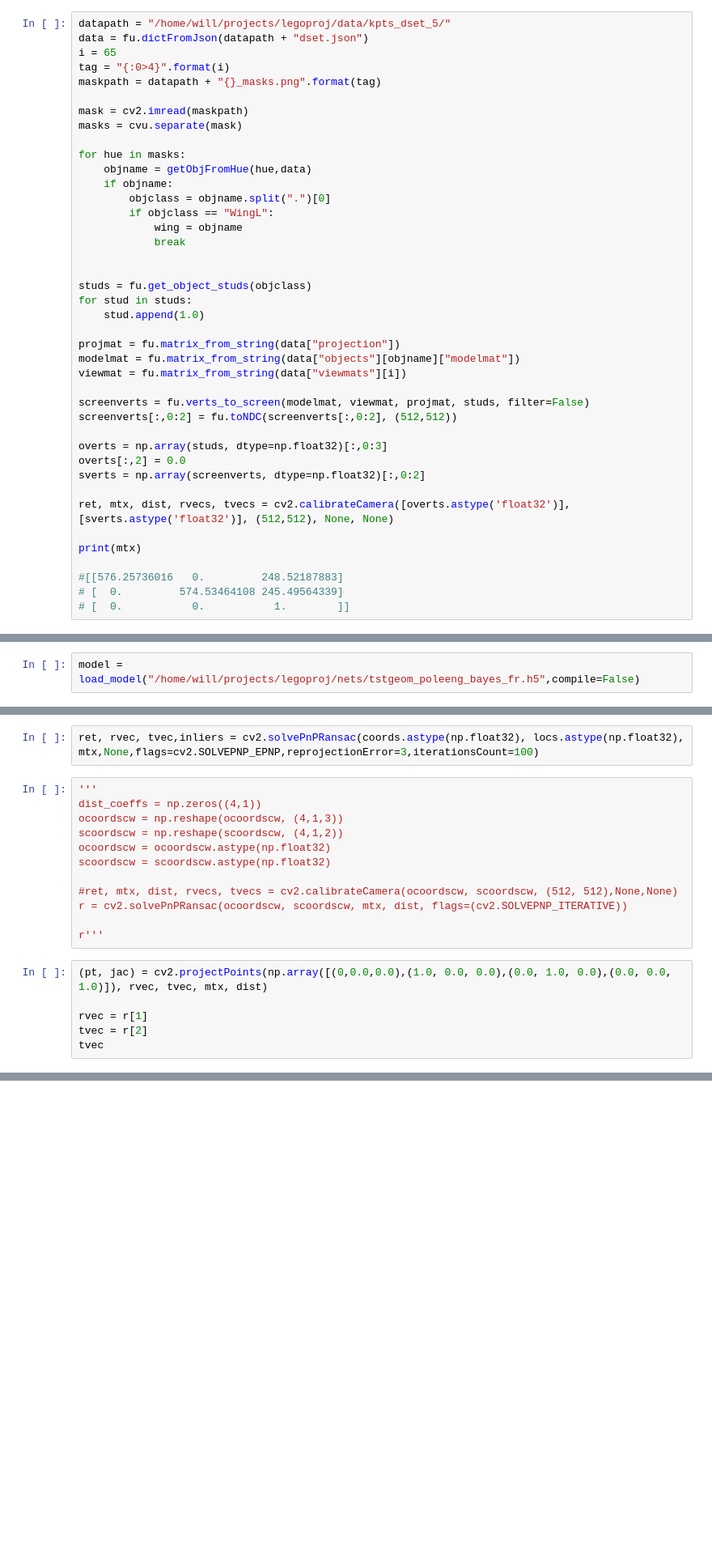
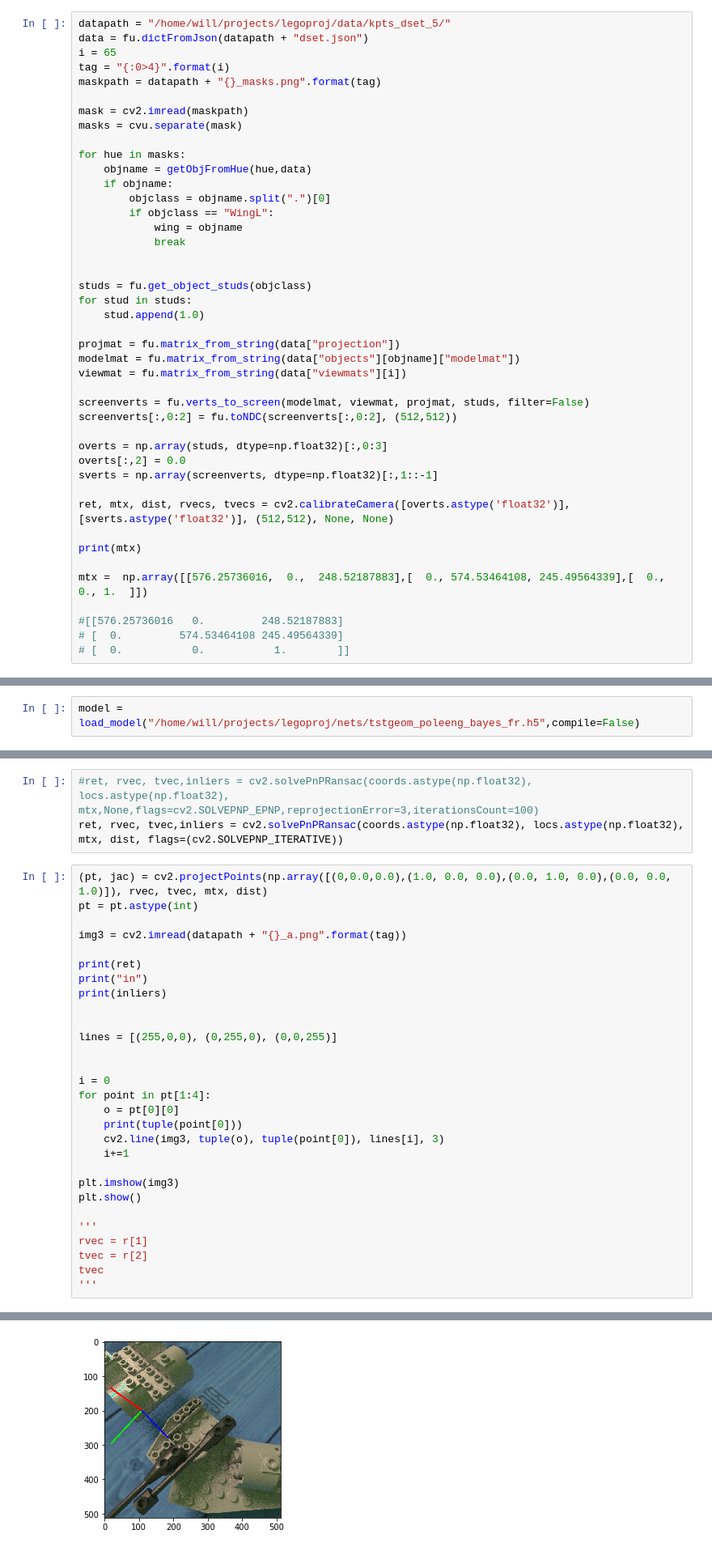
Before and after one commit to WHSnyder/Brickthrough, a Jupyter notebook: pose_est/geom_net.ipynb, the cells around one changed output, grey strips where cells are left out. Shown: that part at 81% size. Saved outputs shown, nothing was run; the diff lists cells and outputs as text; blank space fills up the shorter version.

```diff
--- a/pose_est/geom_net.ipynb
+++ b/pose_est/geom_net.ipynb
@@ -98,12 +98,14 @@ screenverts[:,0:2] = fu.toNDC(screenverts[:,0:2], (512,512))
 
 overts = np.array(studs, dtype=np.float32)[:,0:3]
 overts[:,2] = 0.0
-sverts = np.array(screenverts, dtype=np.float32)[:,0:2]
+sverts = np.array(screenverts, dtype=np.float32)[:,1::-1]
 
 ret, mtx, dist, rvecs, tvecs = cv2.calibrateCamera([overts.astype('float32')], [sverts.astype('float32')], (512,512), None, None)
 
 print(mtx)
 
+mtx =  np.array([[576.25736016,  0.,  248.52187883],[  0., 574.53464108, 245.49564339],[  0., 0., 1.  ]])
+
 #[[576.25736016   0.         248.52187883]
 # [  0.         574.53464108 245.49564339]
 # [  0.           0.           1.        ]]
@@ -207,20 +207,33 @@ float64
 # %%
-ret, rvec, tvec,inliers = cv2.solvePnPRansac(coords.astype(np.float32), locs.astype(np.float32), mtx,None,flags=cv2.SOLVEPNP_EPNP,reprojectionError=3,iterationsCount=100)
+#ret, rvec, tvec,inliers = cv2.solvePnPRansac(coords.astype(np.float32), locs.astype(np.float32), mtx,None,flags=cv2.SOLVEPNP_EPNP,reprojectionError=3,iterationsCount=100)
+ret, rvec, tvec,inliers = cv2.solvePnPRansac(coords.astype(np.float32), locs.astype(np.float32), mtx, dist, flags=(cv2.SOLVEPNP_ITERATIVE))
-# %%
-'''
-dist_coeffs = np.zeros((4,1))
-ocoordscw = np.reshape(ocoordscw, (4,1,3))
-scoordscw = np.reshape(scoordscw, (4,1,2))
-ocoordscw = ocoordscw.astype(np.float32)
-scoordscw = scoordscw.astype(np.float32)
-
-#ret, mtx, dist, rvecs, tvecs = cv2.calibrateCamera(ocoordscw, scoordscw, (512, 512),None,None)
-r = cv2.solvePnPRansac(ocoordscw, scoordscw, mtx, dist, flags=(cv2.SOLVEPNP_ITERATIVE))
-
-r'''
 # %%
 (pt, jac) = cv2.projectPoints(np.array([(0,0.0,0.0),(1.0, 0.0, 0.0),(0.0, 1.0, 0.0),(0.0, 0.0, 1.0)]), rvec, tvec, mtx, dist)
+pt = pt.astype(int)
 
+img3 = cv2.imread(datapath + "{}_a.png".format(tag))
+
+print(ret)
+print("in")
+print(inliers)
+
+
+lines = [(255,0,0), (0,255,0), (0,0,255)]
+
+
+i = 0
+for point in pt[1:4]:
+    o = pt[0][0]
+    print(tuple(point[0]))
+    cv2.line(img3, tuple(o), tuple(point[0]), lines[i], 3)
+    i+=1
+
+plt.imshow(img3)
+plt.show()
+
+'''
 rvec = r[1]
 tvec = r[2]
 tvec
+'''
+# %% [output]
@@ -226,0 +252 @@ tvec
+[figure, added]
```
Also changed, not shown: parts of 3 cells of this notebook.
